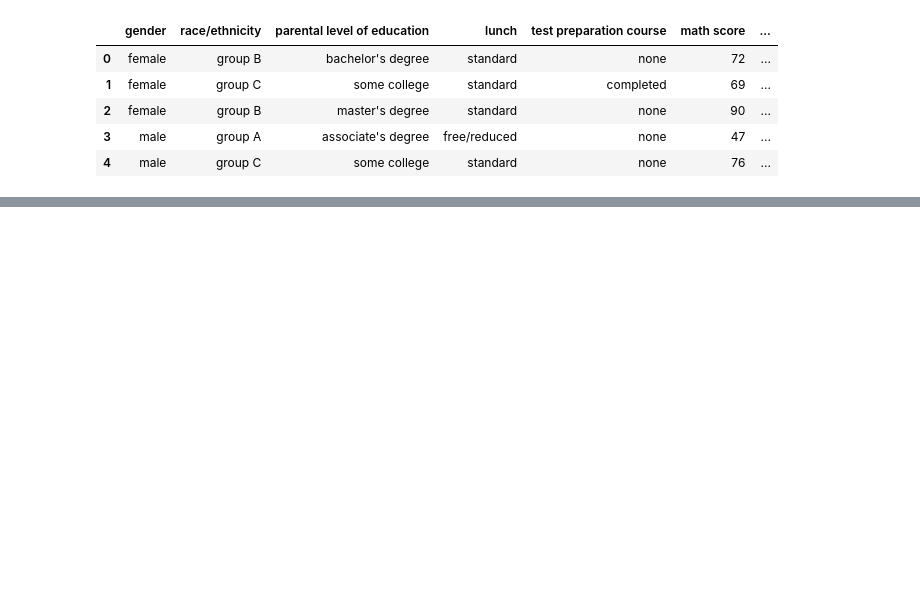
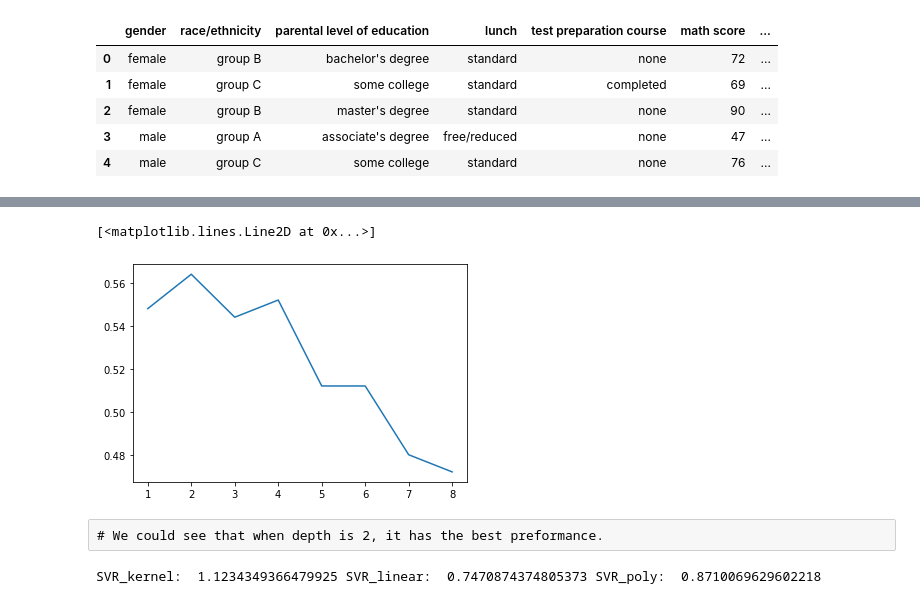
Before and after one commit to AmosChenZixuan/CIS_Research_Project, a Jupyter notebook: student_data_example.ipynb, the cells around one changed output, grey strips where cells are left out. Drawn from its saved outputs; the diff is of its cells as text; code cells hidden in the pictures; blank space fills up the shorter version.

```diff
--- a/student_data_example.ipynb
+++ b/student_data_example.ipynb
@@ -97,0 +269,7 @@ len(data_exam)
+# %%
+plt.plot(tree_depth, dt_result)
+# %% [output]
+[<matplotlib.lines.Line2D at 0x...>]
+[figure, added]
+# %% [raw]
+# We could see that when depth is 2, it has the best preformance.
@@ -97,0 +282,14 @@ len(data_exam)
+# %%
+svr_kernel.fit(x_train, y_train)
+svr_linear.fit(x_train,y_train)
+svr_poly.fit(x_train,y_train)
+svrpred1 = svr_kernel.predict(x_test)
+svrpred2 = svr_linear.predict(x_test)
+svrpred3 = svr_poly.predict(x_test)
+# print (svrpred)
+kernel = metrics.mean_squared_error(svrpred1, y_test)
+linear = metrics.mean_squared_error(svrpred2, y_test)
+poly = metrics.mean_squared_error(svrpred3, y_test)
+print ('SVR_kernel: ', kernel, 'SVR_linear: ', linear, 'SVR_poly: ', poly)
+# %% [output]
+SVR_kernel:  1.1234349366479925 SVR_linear:  0.7470874374805373 SVR_poly:  0.8710069629602218
```
Also changed, not shown: parts of 31 cells of this notebook.
